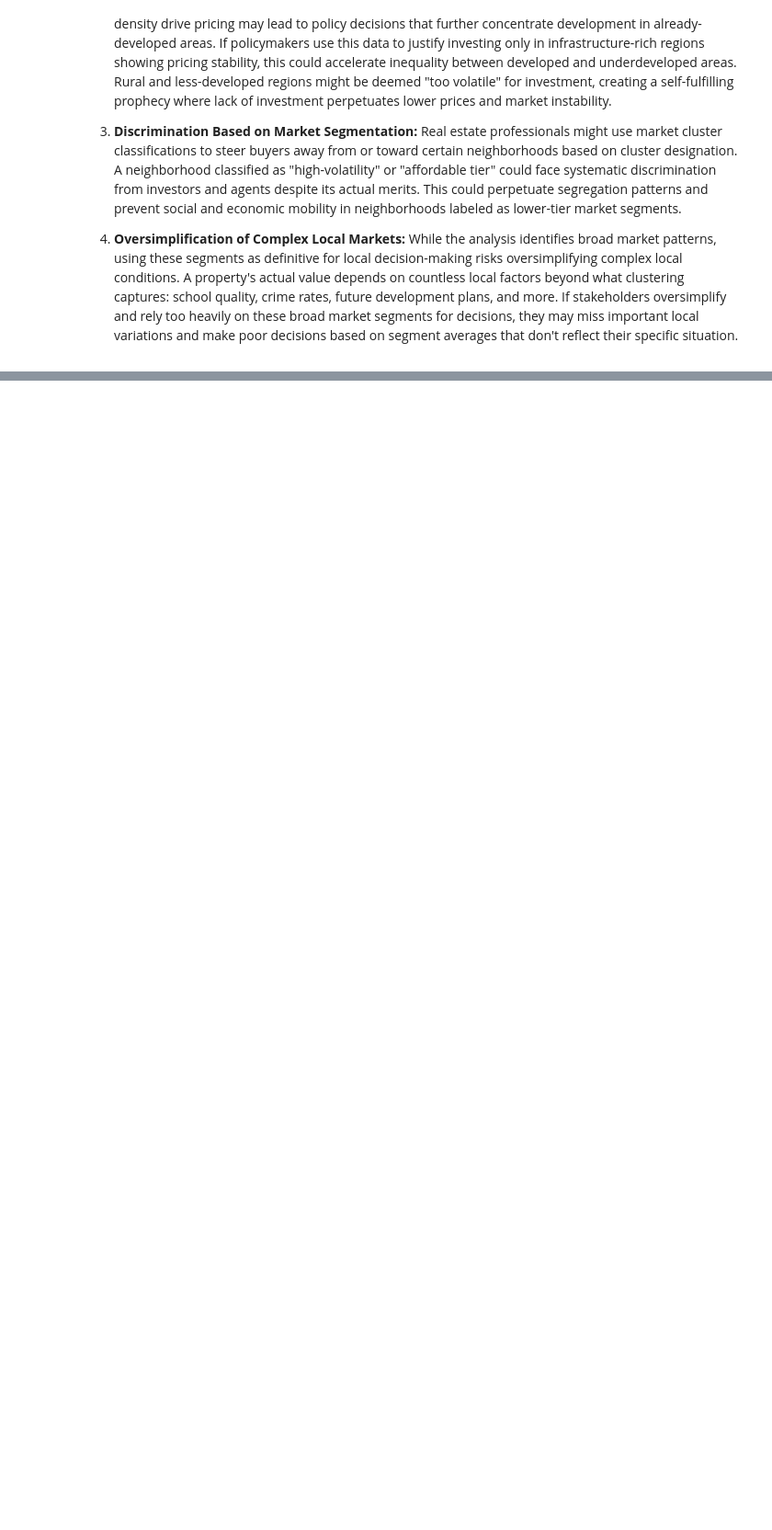
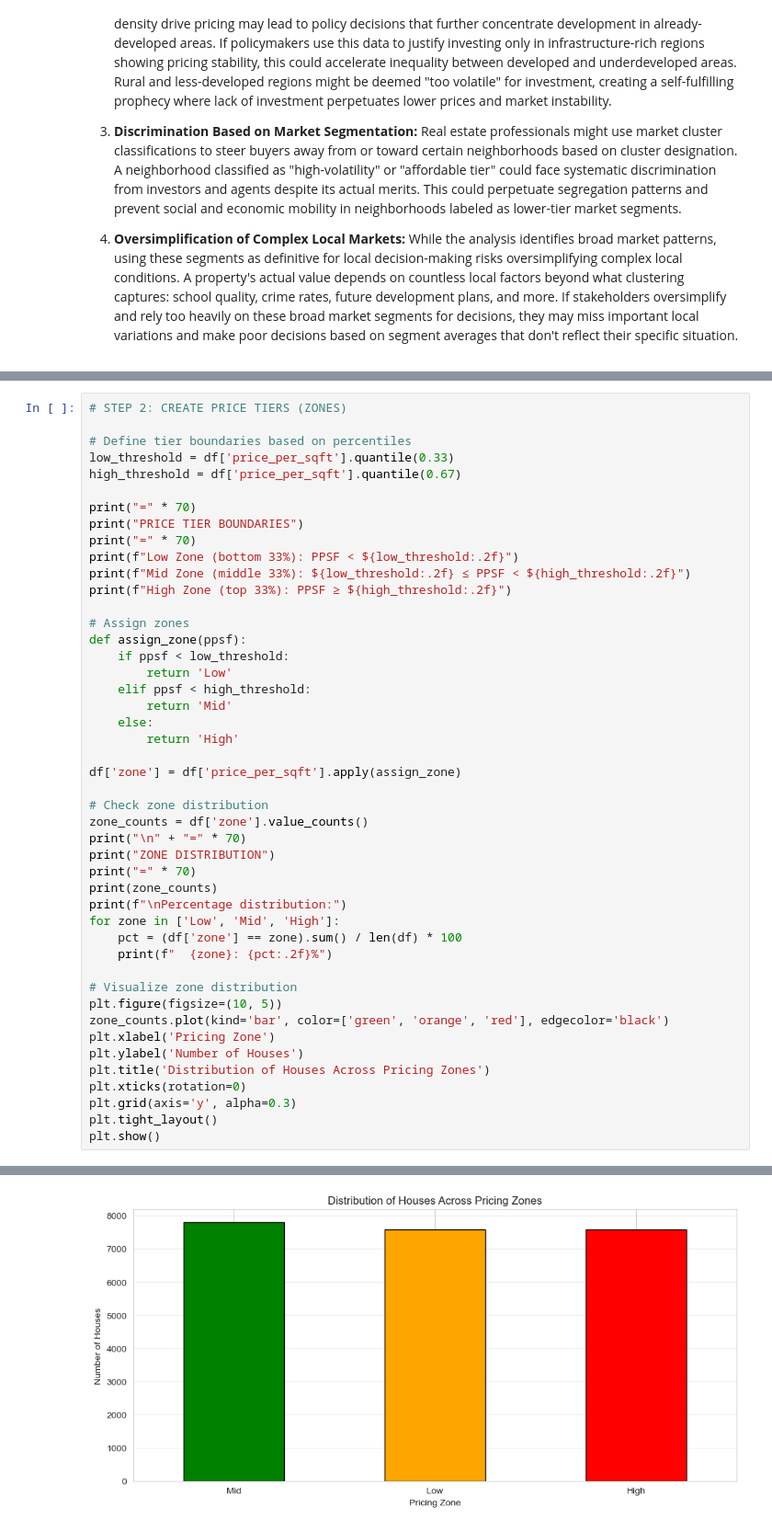
Before and after one commit to JadonVC/Data-Analysis-Final-Project, a Jupyter notebook: Final.ipynb, the cells around one changed output, grey strips where cells are left out. Shown at 92% size. Drawn from its saved outputs; the diff is of its cells as text; blank space fills up the shorter version.

```diff
--- a/Final.ipynb
+++ b/Final.ipynb
@@ -868,0 +1248,47 @@ How These Findings Answer the Initial Research Questions
+# %%
+# STEP 2: CREATE PRICE TIERS (ZONES)
+
+# Define tier boundaries based on percentiles
+low_threshold = df['price_per_sqft'].quantile(0.33)
+high_threshold = df['price_per_sqft'].quantile(0.67)
+
+print("=" * 70)
+print("PRICE TIER BOUNDARIES")
+print("=" * 70)
+print(f"Low Zone (bottom 33%): PPSF < ${low_threshold:.2f}")
+print(f"Mid Zone (middle 33%): ${low_threshold:.2f} ≤ PPSF < ${high_threshold:.2f}")
+print(f"High Zone (top 33%): PPSF ≥ ${high_threshold:.2f}")
+
+# Assign zones
+def assign_zone(ppsf):
+    if ppsf < low_threshold:
+        return 'Low'
+    elif ppsf < high_threshold:
+        return 'Mid'
+    else:
+        return 'High'
+
+df['zone'] = df['price_per_sqft'].apply(assign_zone)
+
+# Check zone distribution
+zone_counts = df['zone'].value_counts()
+print("\n" + "=" * 70)
+print("ZONE DISTRIBUTION")
+print("=" * 70)
+print(zone_counts)
+print(f"\nPercentage distribution:")
+for zone in ['Low', 'Mid', 'High']:
+    pct = (df['zone'] == zone).sum() / len(df) * 100
+    print(f"  {zone}: {pct:.2f}%")
+
+# Visualize zone distribution
+plt.figure(figsize=(10, 5))
+zone_counts.plot(kind='bar', color=['green', 'orange', 'red'], edgecolor='black')
+plt.xlabel('Pricing Zone')
+plt.ylabel('Number of Houses')
+plt.title('Distribution of Houses Across Pricing Zones')
+plt.xticks(rotation=0)
+plt.grid(axis='y', alpha=0.3)
+plt.tight_layout()
+plt.show()
+# %% [output]
@@ -868,0 +1315 @@ How These Findings Answer the Initial Research Questions
+[figure, added]
```
Also changed, not shown: parts of 27 cells of this notebook.
